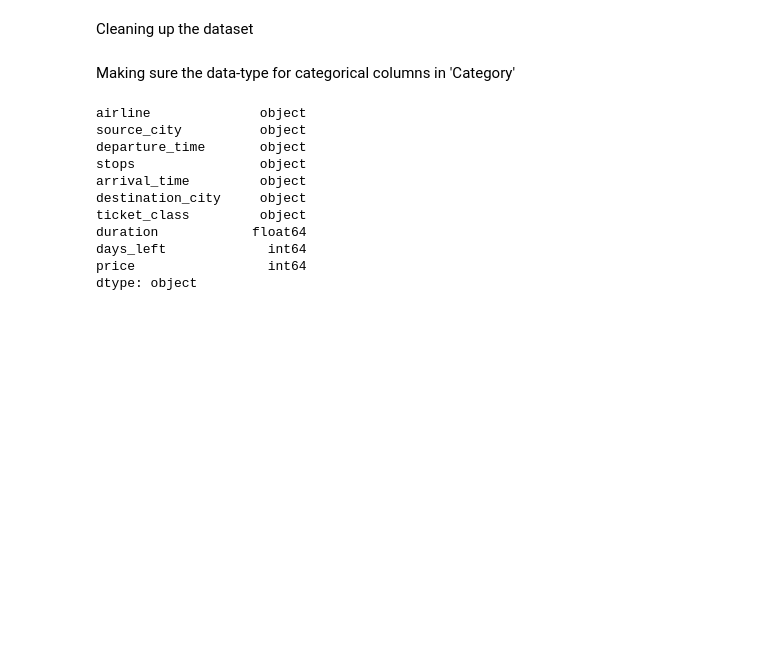
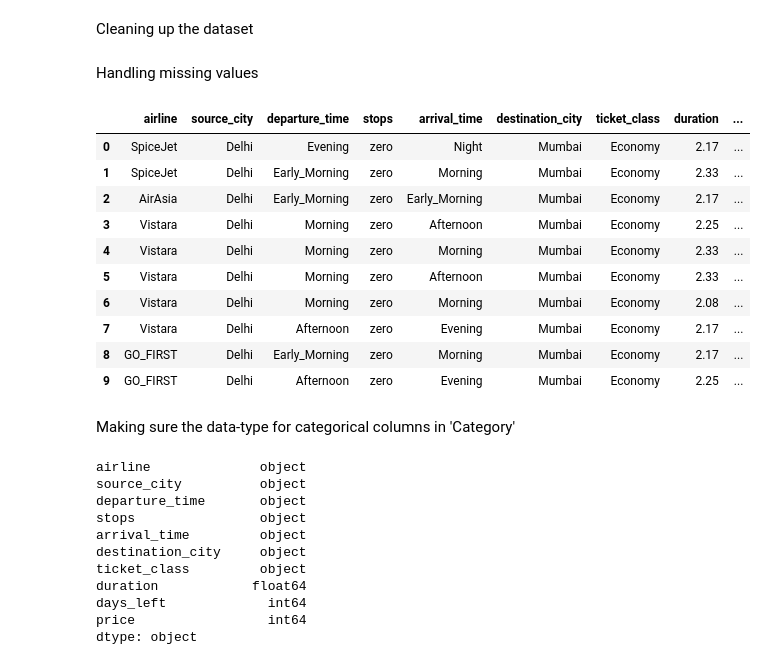
Before and after one commit to SwanandJamadagni/Kaggle_Projects, a Jupyter notebook: flight-price-prediction.ipynb, the cells around one changed output. Cells and saved outputs as stored; diff of their text form; code cells hidden in the pictures; blank space fills up the shorter version.

```diff
--- a/flight-price-prediction.ipynb
+++ b/flight-price-prediction.ipynb
@@ -44,6 +46,31 @@ Cleaning up the dataset
 # %%
 dataset.rename(columns={'class':'ticket_class'},inplace=True)
 dataset.drop(dataset.columns[[0,2]],axis=1,inplace=True)
+# %% [markdown]
+Handling missing values
+# %%
+meanDuration = dataset['duration'].mean()
+dataset.duration = dataset.duration.fillna(value=meanDuration)
+
+meanDaysLeft = dataset['days_left'].mean()
+dataset.days_left = dataset.days_left.fillna(value=meanDaysLeft)
+
+meanPrice = dataset['price'].mean()
+dataset.price = dataset.price.fillna(value=meanPrice)
+# %%
+dataset.head(10)
+# %% [output]
+|  | airline | source_city | departure_time | stops | arrival_time | destination_city | ticket_class | duration | ... |
+| 0 | SpiceJet | Delhi | Evening | zero | Night | Mumbai | Economy | 2.17 | ... |
+| 1 | SpiceJet | Delhi | Early_Morning | zero | Morning | Mumbai | Economy | 2.33 | ... |
+| 2 | AirAsia | Delhi | Early_Morning | zero | Early_Morning | Mumbai | Economy | 2.17 | ... |
+| 3 | Vistara | Delhi | Morning | zero | Afternoon | Mumbai | Economy | 2.25 | ... |
+| 4 | Vistara | Delhi | Morning | zero | Morning | Mumbai | Economy | 2.33 | ... |
+| 5 | Vistara | Delhi | Morning | zero | Afternoon | Mumbai | Economy | 2.33 | ... |
+| 6 | Vistara | Delhi | Morning | zero | Morning | Mumbai | Economy | 2.08 | ... |
+| 7 | Vistara | Delhi | Afternoon | zero | Evening | Mumbai | Economy | 2.17 | ... |
+| 8 | GO_FIRST | Delhi | Early_Morning | zero | Morning | Mumbai | Economy | 2.17 | ... |
+| 9 | GO_FIRST | Delhi | Afternoon | zero | Evening | Mumbai | Economy | 2.25 | ... |
 # %% [markdown]
 Making sure the data-type for categorical columns in 'Category'
 # %%
```
Also changed, not shown: parts of 28 cells of this notebook.
